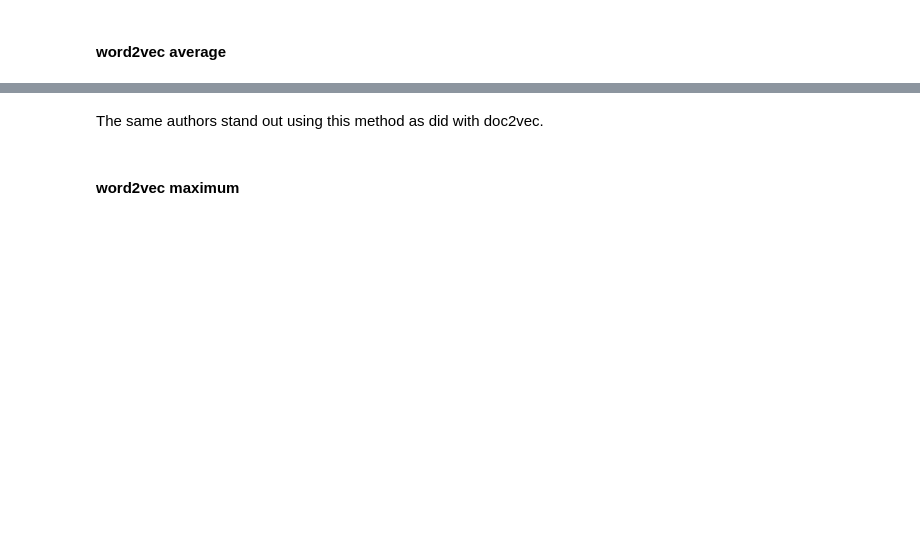
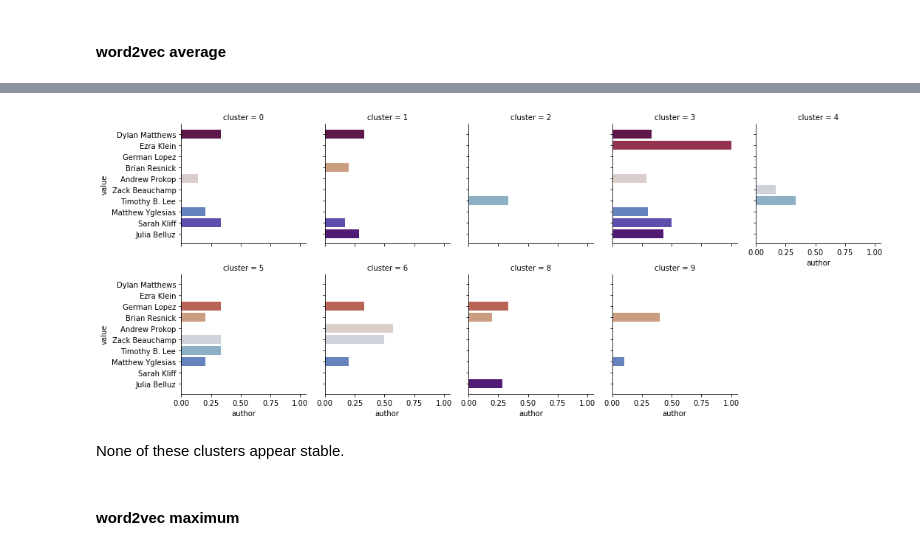
Before and after one commit to SmellsLikeCake/classifying-news-articles, a Jupyter notebook: classifying-the-news.ipynb, the cells around one changed output, grey strips where cells are left out. Cells and saved outputs as stored; diff of their text form; code cells hidden in the pictures; blank space fills up the shorter version.

```diff
--- a/classifying-the-news.ipynb
+++ b/classifying-the-news.ipynb
@@ -897,5 +970,21 @@ plt.show()
-# %% [markdown]
-The same authors stand out using this method as did with doc2vec.
+# %%
+## Test set - 10 clusters
+
+ypred_test_av_g1_vox_10 = kmeans_train_av_g1_vox_10.predict(av_test_g1_vox)
+
+test_av_g1_vox_cl10 = pd.crosstab(ypred_test_av_g1_vox_10, test_authors['author'])
+test_av_g1_vox_cl10pct = table_auth_pct(test_av_g1_vox_cl10, auth_counts_test)
+test_av_g1_vox_cl10pct.reset_index(inplace=True)
+test_av_g1_vox_cl10pct.rename(columns={'index': 'cluster'}, inplace=True)
+test_av_g1_vox_cl10pct_long = pd.melt(test_av_g1_vox_cl10pct, id_vars='cluster')
+# %%
+g = sns.FacetGrid(test_av_g1_vox_cl10pct_long, col='cluster', col_wrap=5, hue='author', palette='twilight_shifted')
+g = g.map(plt.barh, 'author', 'value')
+plt.show()
+# %% [output]
+[figure, added]
+# %% [markdown]
+None of these clusters appear stable.
 # %% [markdown]
 #### word2vec maximum
 # %%
```
Also changed, not shown: parts of 226 cells of this notebook.
